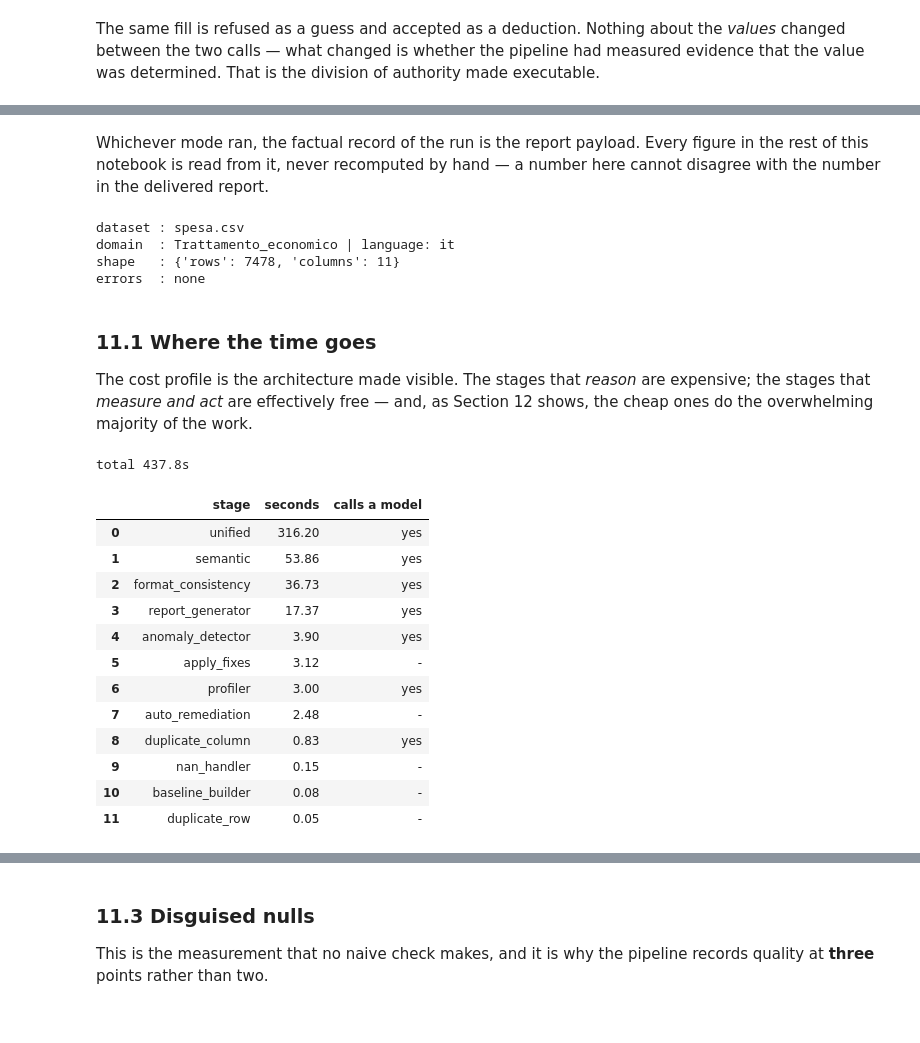
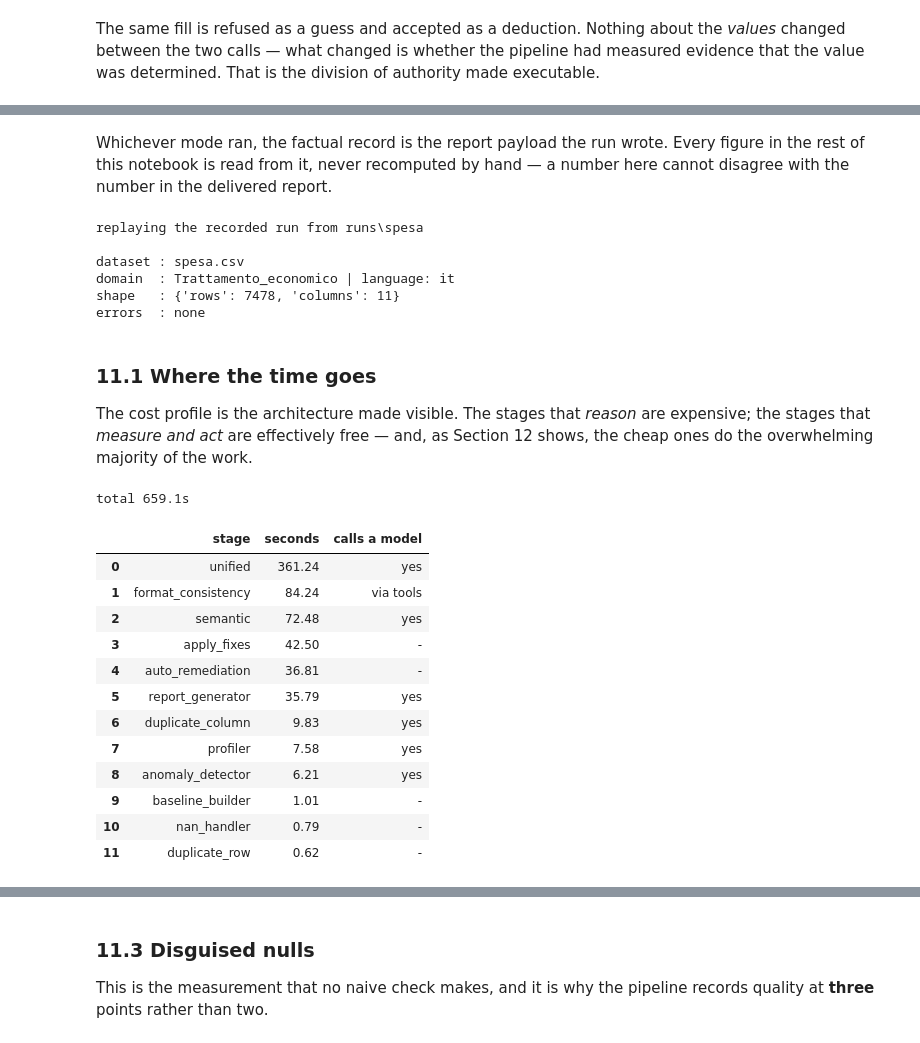
Before and after one commit to simonefilosofi/Reply_multi-agents_project_810431, a Jupyter notebook: main.ipynb, the cells around one changed output, grey strips where cells are left out. Cells and saved outputs as stored; diff of their text form; code cells hidden in the pictures.

Commit message:
fix(quality): restore the notebook's runs, count uniqueness, and grade what ships

```diff
--- a/main.ipynb
+++ b/main.ipynb
@@ -264,7 +275,7 @@ dataset definitions: 19
 # %% [markdown]
 `baseline_builder` resolves every `$ref` against the shared block and validates the whole structure into a `BaselineFile`, written out as `baseline.json`, so no downstream agent ever has to interpret a reference itself. The global conventions below are what the naming and format checks validate against for the rest of the run.
 # %%
-baseline = json.loads(Path("registry/baseline.json").read_text())
+baseline = json.loads((ROOT / "registry" / "baseline.json").read_text(encoding="utf-8"))
 baseline["global_conventions"]
 # %% [output]
 {'naming_convention': 'snake_case_lower_with_uppercase_acronym_suffix',
@@ -1314,17 +1332,16 @@ One sandbox is held open for a **whole run** and reused, because the repair loop
 
 The log turns all of this into a fact about each run rather than a claim about the architecture.
 # %%
-RUNS_SANDBOX = {
-    "spesa (required)": "out/readme_run",
-    "attivazioniCessazioni (required)": "out/readme_attivazioni",
-    "ritenuteSindacali (held out)": "out/readme_ritenute",
+RECORDED_RUNS = {
+    "spesa (required)": ROOT / "runs" / "spesa",
+    "attivazioniCessazioni (required)": ROOT / "runs" / "attivazioniCessazioni",
+    "ritenuteSindacali (not developed against)": ROOT / "runs" / "ritenuteSindacali",
 }
 
-runs_log = {}
-for label, directory in RUNS_SANDBOX.items():
-    path = next(p for p in Path(directory).glob("*.json")
-                if p.name not in {"timings.json", "proposals.json", "timings_detect.json"})
-    runs_log[label] = json.loads(path.read_text()).get("generated_function_runs") or []
+runs_log = {
+    label: figures.load_run(directory)[0].get("generated_function_runs") or []
+    for label, directory in RECORDED_RUNS.items()
+}
 
 display(pd.DataFrame([{
     "run": label,
@@ -1334,9 +1351,10 @@ display(pd.DataFrame([{
     "in the local cage": sum(1 for e in entries if e["executor"] == "local"),
 } for label, entries in runs_log.items()]))
 
-failed = [e for e in runs_log["attivazioniCessazioni (required)"] if not e["ok"]]
-print("\nwhy the fallbacks happened:")
-print(" ", failed[0]["detail"][:150])
+failed = [e for entries in runs_log.values() for e in entries if not e["ok"]]
+print(f"\nsandbox attempts that fell back to the local cage: {len(failed)}")
+if failed:
+    print(" ", failed[0]["detail"][:150])
 # %% [output]
 |  | run | trials | in the E2B sandbox | sandbox attempts failed | in the local cage |
 | 0 | spesa (required) | 0 | 0 | 0 | 0 |
@@ -1561,14 +1596,22 @@ replaying the recorded run from out/readme_run
 # %% [markdown]
-Whichever mode ran, the factual record of the run is the report payload. Every figure in the rest of this notebook is read from it, never recomputed by hand — a number here cannot disagree with the number in the delivered report.
+Whichever mode ran, the factual record is the report payload the run wrote. Every figure in the rest of this notebook is read from it, never recomputed by hand — a number here cannot disagree with the number in the delivered report.
 # %%
-report = json.loads(REPORT_JSON.read_text())
-timings = json.loads((RUN_DIR / "timings.json").read_text())
+if LIVE_RUN:
+    timings = record_run.record(DATASET, RUN_DIR)
+else:
+    timings = json.loads((RUN_DIR / "timings.json").read_text(encoding="utf-8"))
+    print("replaying the recorded run from", RUN_DIR.relative_to(ROOT))
 
+report = json.loads(REPORT_JSON.read_text(encoding="utf-8"))
+
+print()
 print("dataset :", Path(report["dataset_path"]).name)
 print("domain  :", report["detected_domain"], "| language:", report["detected_language"])
 print("shape   :", report["shape"])
 print("errors  :", report["errors"] or "none")
 # %% [output]
+replaying the recorded run from runs\spesa
+
 dataset : spesa.csv
 domain  : Trattamento_economico | language: it
 shape   : {'rows': 7478, 'columns': 11}
@@ -1578,25 +1621,28 @@ errors  : none
 
 The cost profile is the architecture made visible. The stages that *reason* are expensive; the stages that *measure and act* are effectively free — and, as Section 12 shows, the cheap ones do the overwhelming majority of the work.
 # %%
-llm_stages = {"profiler", "semantic", "duplicate_column", "format_consistency",
+llm_stages = {"profiler", "semantic", "duplicate_column",
               "anomaly_detector", "unified", "report_generator"}
-rows = [{"stage": s, "seconds": v, "calls a model": "yes" if s in llm_stages else "-"}
-        for s, v in sorted(timings.items(), key=lambda kv: -kv[1])]
+rows = [{"stage": stage,
+         "seconds": seconds,
+         "calls a model": "via tools" if stage == "format_consistency"
+                          else ("yes" if stage in llm_stages else "-")}
+        for stage, seconds in sorted(timings.items(), key=lambda kv: -kv[1])]
 frame = pd.DataFrame(rows)
 print(f"total {sum(timings.values()):.1f}s\n")
 frame
 # %% [output]
-total 437.8s
+total 659.1s
 |  | stage | seconds | calls a model |
-| 0 | unified | 316.20 | yes |
-| 1 | semantic | 53.86 | yes |
-| 2 | format_consistency | 36.73 | yes |
-| 3 | report_generator | 17.37 | yes |
-| 4 | anomaly_detector | 3.90 | yes |
-| 5 | apply_fixes | 3.12 | - |
-| 6 | profiler | 3.00 | yes |
-| 7 | auto_remediation | 2.48 | - |
-| 8 | duplicate_column | 0.83 | yes |
-| 9 | nan_handler | 0.15 | - |
-| 10 | baseline_builder | 0.08 | - |
-| 11 | duplicate_row | 0.05 | - |
+| 0 | unified | 361.24 | yes |
+| 1 | format_consistency | 84.24 | via tools |
+| 2 | semantic | 72.48 | yes |
+| 3 | apply_fixes | 42.50 | - |
+| 4 | auto_remediation | 36.81 | - |
+| 5 | report_generator | 35.79 | yes |
+| 6 | duplicate_column | 9.83 | yes |
+| 7 | profiler | 7.58 | yes |
+| 8 | anomaly_detector | 6.21 | yes |
+| 9 | baseline_builder | 1.01 | - |
+| 10 | nan_handler | 0.79 | - |
+| 11 | duplicate_row | 0.62 | - |
```
Also changed, not shown: parts of 44 cells of this notebook, 50 other files.
